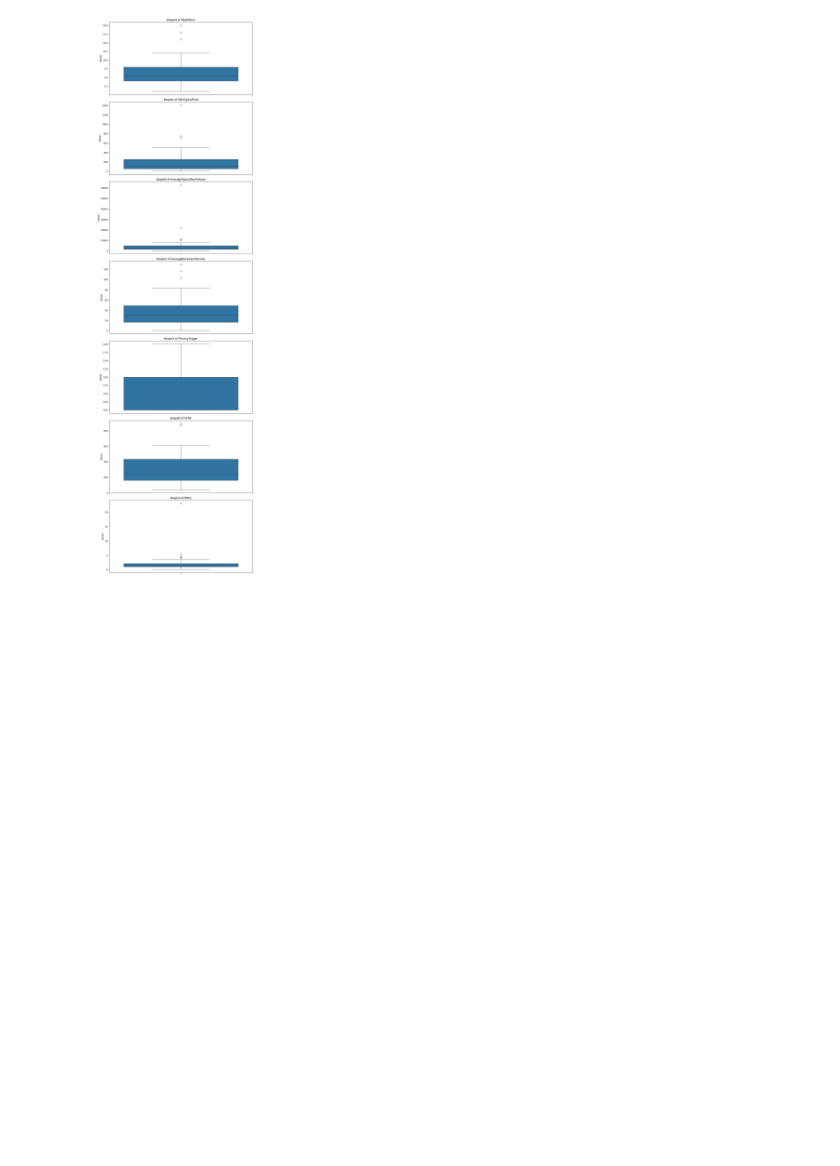
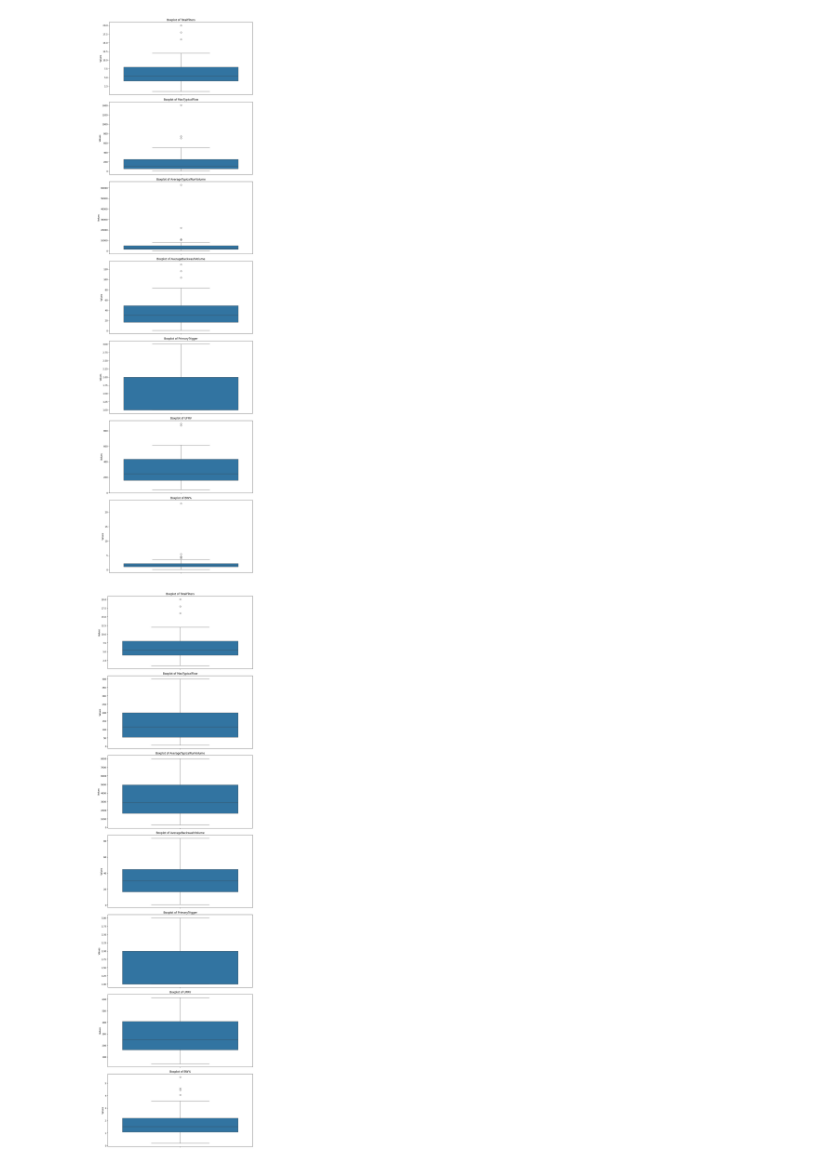
Before and after one commit to EarthOddity/mal-assignments, a Jupyter notebook: Assignment 4/4. Preprocessing - Water treatment plants.ipynb, the cells around one changed output. Drawn from its saved outputs; the diff is of its cells as text; code cells hidden in the pictures; blank space fills up the shorter version.

```diff
--- a/Assignment 4/4. Preprocessing - Water treatment plants.ipynb
+++ b/Assignment 4/4. Preprocessing - Water treatment plants.ipynb
@@ -133,11 +134,26 @@ plt.show()
 # %% [output]
 [figure]
 # %%
-df_maintenance_vs['MaxTypicalFlow'] = df_maintenance_vs['MaxTypicalFlow'].where(df_maintenance_vs['MaxTypicalFlow'] <= 600, df_maintenance_vs['MaxTypicalFlow'].mean())
-df_maintenance_vs['AverageTypicalRunVolume'] = df_maintenance_vs['AverageTypicalRunVolume'].where(df_maintenance_vs['AverageTypicalRunVolume'] <= 20000, df_maintenance_vs['AverageTypicalRunVolume'].mean())
+df_maintenance_vs['MaxTypicalFlow'] = df_maintenance_vs['MaxTypicalFlow'].where(df_maintenance_vs['MaxTypicalFlow'] <= 420, df_maintenance_vs['MaxTypicalFlow'].mean())
+df_maintenance_vs['AverageTypicalRunVolume'] = df_maintenance_vs['AverageTypicalRunVolume'].where(df_maintenance_vs['AverageTypicalRunVolume'] <= 10000, df_maintenance_vs['AverageTypicalRunVolume'].mean())
 df_maintenance_vs['AverageBackwashVolume'] = df_maintenance_vs['AverageBackwashVolume'].where(df_maintenance_vs['AverageBackwashVolume'] <= 100, df_maintenance_vs['AverageBackwashVolume'].mean())
 df_maintenance_vs['UFRV'] = df_maintenance_vs['UFRV'].where(df_maintenance_vs['UFRV'] <= 800, df_maintenance_vs['UFRV'].mean())
 df_maintenance_vs['BW%'] = df_maintenance_vs['BW%'].where(df_maintenance_vs['BW%'] <= 10, df_maintenance_vs['BW%'].mean())
+
+num_columns = len(df_maintenance_vs.columns)
+fig, axes = plt.subplots(nrows=num_columns, ncols=1, figsize=(10, 5 * num_columns))
+
+# Create a boxplot for each column in separate subplots
+for ax, column in zip(axes, df_maintenance_vs.columns):
+    sns.boxplot(data=df_maintenance_vs, y=column, ax=ax)
+    ax.set_title(f'Boxplot of {column}')
+    ax.set_ylabel('Values')
+
+# Adjust layout to prevent overlap
+plt.tight_layout()
+plt.show()
+# %% [output]
+[figure, added]
 # %%
 #Check correlation
 plt.imshow(df_maintenance_vs.corr())
```
Also changed, not shown: parts of 8 cells of this notebook.
